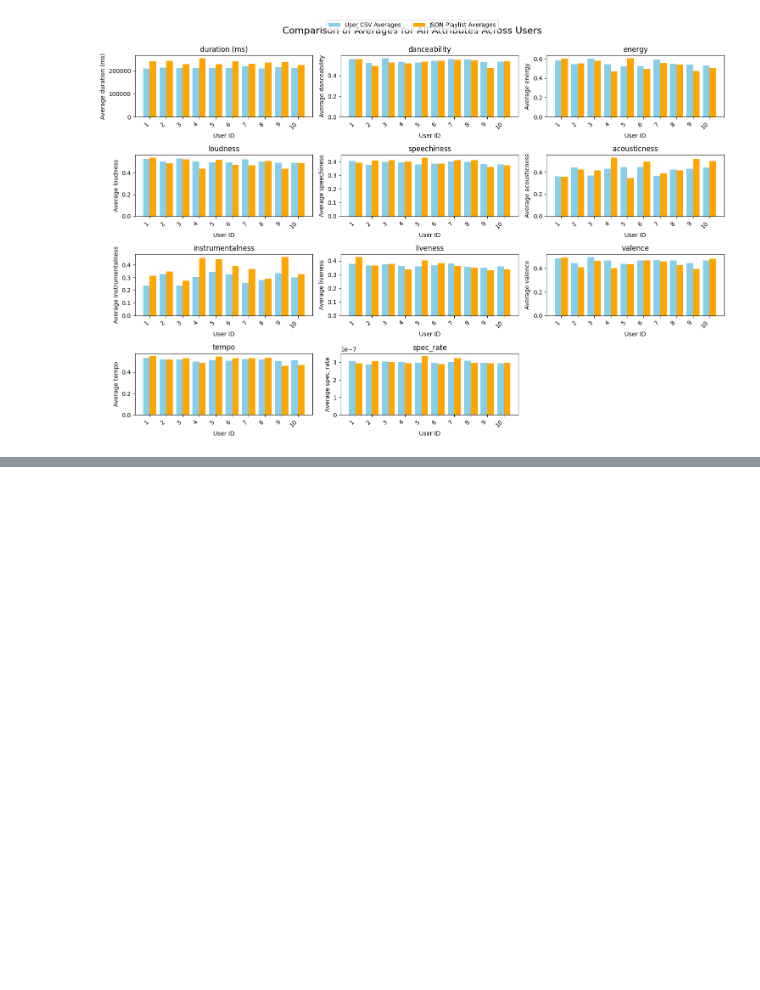
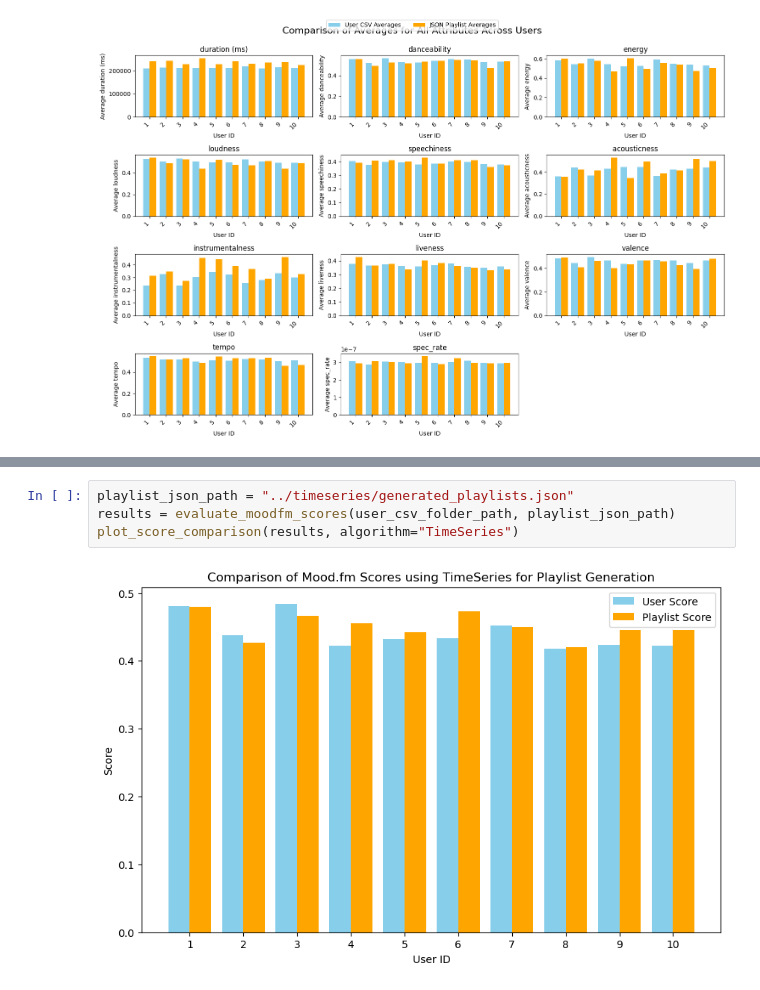
Before and after one commit to shreyash2106/CS573_Final_Project, a Jupyter notebook: src/eval/eval.ipynb, the cells around one changed output, grey strips where cells are left out. Saved outputs shown, nothing was run; the diff lists cells and outputs as text; blank space fills up the shorter version.

```diff
--- a/src/eval/eval.ipynb
+++ b/src/eval/eval.ipynb
@@ -304,0 +435,6 @@ rnn_plots(json_file_path, user_csv_folder_path, moodify_csv_path)
+# %%
+playlist_json_path = "../timeseries/generated_playlists.json"
+results = evaluate_moodfm_scores(user_csv_folder_path, playlist_json_path)
+plot_score_comparison(results, algorithm="TimeSeries")
+# %% [output]
+[figure, added]
```
Also changed, not shown: parts of 10 cells of this notebook.
